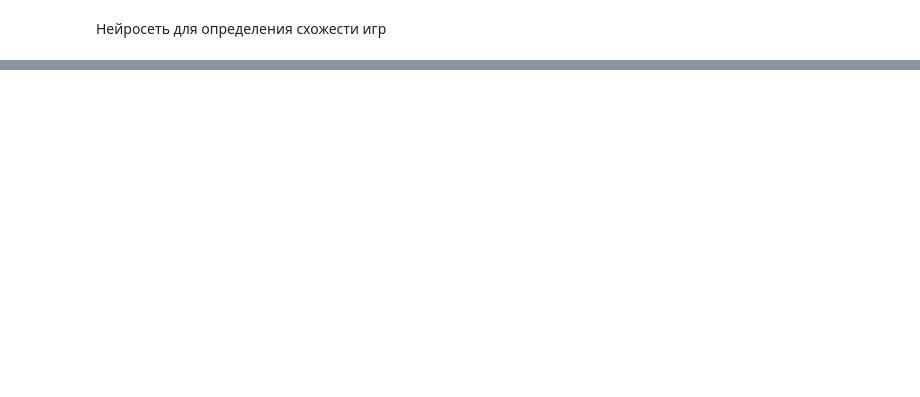
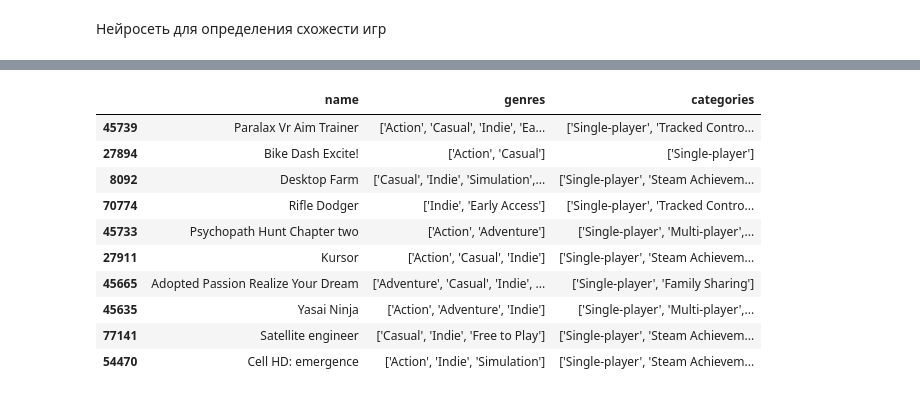
Before and after one commit to Sopfiee/Game-Recommendation-System, a Jupyter notebook: Games_Recommendation_System.ipynb, the cells around one changed output, grey strips where cells are left out. Saved outputs shown, nothing was run; the diff lists cells and outputs as text; code cells hidden in the pictures; blank space fills up the shorter version.

```diff
--- a/Games_Recommendation_System.ipynb
+++ b/Games_Recommendation_System.ipynb
@@ -238,0 +378,18 @@ ValueError: Arguments `target` and `output` must have the same rank (ndim). Rece
+# %%
+games2 = df_filtered.to_dict(orient="records")
+
+pairs2 = []
+labels2 = []
+# %%
+for _ in range(num_pairs):
+    game_a, game_b = random.sample(games2, 2)  # Случайно выбираем две игры
+    similarity = get_similarity(game_a, game_b)
+
+    pairs2.append((game_a['game_vector'], game_b['game_vector']))
+    if similarity > 0.9:
+        labels2.append(1)
+    else:
+        labels2.append(0)
+# %%
+game_pairs2 = np.array(pairs2)
+y_labels2 = np.array(labels2).reshape(-1,1)
@@ -238,0 +400,2 @@ ValueError: Arguments `target` and `output` must have the same rank (ndim). Rece
+# %%
+model2.fit([game_pairs2[:, 0], game_pairs2[:, 1]], y_labels2, batch_size=1, epochs=10)
@@ -238,0 +424,3 @@ ValueError: Arguments `target` and `output` must have the same rank (ndim). Rece
+# %%
+rec_games('Portal 2', df_filtered, model2)
+# %% [output]
@@ -238,0 +429,11 @@ ValueError: Arguments `target` and `output` must have the same rank (ndim). Rece
+|  | name | genres | categories |
+| 45739 | Paralax Vr Aim Trainer | ['Action', 'Casual', 'Indie', 'Ea... | ['Single-player', 'Tracked Contro... |
+| 27894 | Bike Dash Excite! | ['Action', 'Casual'] | ['Single-player'] |
+| 8092 | Desktop Farm | ['Casual', 'Indie', 'Simulation',... | ['Single-player', 'Steam Achievem... |
+| 70774 | Rifle Dodger | ['Indie', 'Early Access'] | ['Single-player', 'Tracked Contro... |
+| 45733 | Psychopath Hunt Chapter two | ['Action', 'Adventure'] | ['Single-player', 'Multi-player',... |
+| 27911 | Kursor | ['Action', 'Casual', 'Indie'] | ['Single-player', 'Steam Achievem... |
+| 45665 | Adopted Passion Realize Your Dream | ['Adventure', 'Casual', 'Indie', ... | ['Single-player', 'Family Sharing'] |
+| 45635 | Yasai Ninja | ['Action', 'Adventure', 'Indie'] | ['Single-player', 'Multi-player',... |
+| 77141 | Satellite engineer | ['Casual', 'Indie', 'Free to Play'] | ['Single-player', 'Steam Achievem... |
+| 54470 | Cell HD: emergence | ['Action', 'Indie', 'Simulation'] | ['Single-player', 'Steam Achievem... |
```
Also changed, not shown: parts of 41 cells of this notebook.
